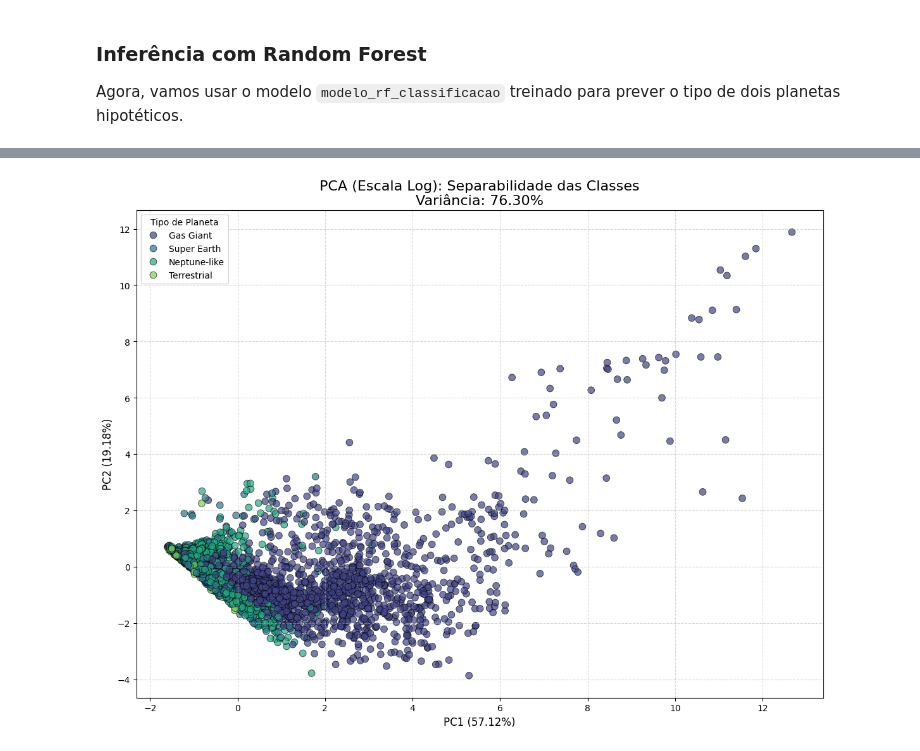
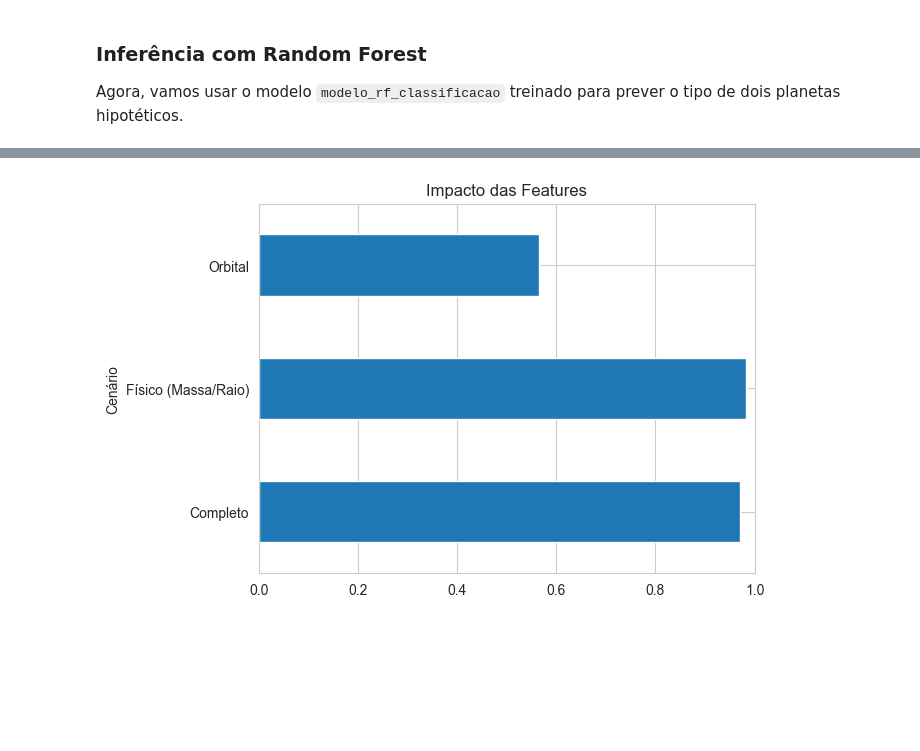
Before and after one commit to FelipeMota04/TrabalhoFinal-ICD-2025.2, a Jupyter notebook: data_stract.ipynb, the cells around one changed output, grey strips where cells are left out. Cells and saved outputs as stored; diff of their text form; code cells hidden in the pictures; blank space fills up the shorter version.

```diff
--- a/data_stract.ipynb
+++ b/data_stract.ipynb
@@ -225,18 +190,13 @@ Conforme foi possível perceber, conseguimos fazer o tratamento dos dados faltan
 
 - Matriz de Correlação
 # %%
-# Lista das colunas one-hot encoded para o tipo de planeta
-planet_type_cols = [
-    'planet_type_Gas Giant',
-    'planet_type_Neptune-like',
-    'planet_type_Super Earth',
-    'planet_type_Terrestrial',
-]
+# Reconstrói a variável categórica original a partir das dummies
+# Isso facilita a visualização e classificação multiclasse
+prefixo = 'planet_type_'
+dummies_cols = [c for c in df_reg.columns if c.startswith(prefixo)]
 
-# Usa idxmax para encontrar o nome da coluna com valor True (1) em cada linha
-# e remove o prefixo 'planet_type_' para limpar os nomes
-df_reg['planet_type'] = df_reg[planet_type_cols].idxmax(axis=1).str.replace('planet_type_', '')
-df['planet_type'] = df[planet_type_cols].idxmax(axis=1).str.replace('planet_type_', '')
+# A função idxmax retorna a coluna com o valor 1
+df_reg['planet_type'] = df_reg[dummies_cols].idxmax(axis=1).str.replace(prefixo, '')
 # %% [markdown]
 ### Gráfico Massa x Raio
 
@@ -790,50 +510,23 @@ Cálculo dos erros concluído. Gerando gráficos...
 # %%
-import numpy as np
+cenarios = {
+    'Completo': features,
+    'Físico (Massa/Raio)': ['mass_multiplier', 'radius_multiplier'],
+    'Orbital': ['orbital_radius', 'orbital_period', 'eccentricity']
+}
 
-print("Gerando PCA com Transformação Logarítmica...")
+resultados = []
 
-# 1. Definir Features e Target
-features = ['mass_multiplier', 'radius_multiplier', 'orbital_radius',
-            'orbital_period', 'stellar_magnitude', 'eccentricity']
-target = 'planet_type'
+for nome, cols in cenarios.items():
+    # Treina RF simples para cada cenário
+    clf = RandomForestClassifier(n_estimators=50, random_state=42)
+    clf.fit(X_train[cols], y_train)
+    acc = clf.score(X_test[cols], y_test)
+    resultados.append({'Cenário': nome, 'Acurácia': acc})
 
-X = df_reg[features].copy()
-y = df_reg[target]
+df_res = pd.DataFrame(resultados)
+print(df_res)
 
-# --- TRUQUE DO LOG ---
-# Aplicamos log nas colunas que têm crescimento exponencial (Massa, Raio, Período, Distância)
-# Adicionamos +1 (np.log1p) para evitar log(0) se houver, e usamos valor absoluto para evitar erro em negativos
-# Nota: Magnitude estelar já é logarítmica, mas mal não faz.
-for col in features:
-    # Garantir valores positivos para o log
-    X[col] = np.log1p(X[col].abs())
-
-# 2. Padronizar (Agora os dados estão em escala de log)
-scaler = StandardScaler()
-X_scaled_log = scaler.fit_transform(X)
-
-# 3. PCA
-pca = PCA(n_components=2)
-principal_components = pca.fit_transform(X_scaled_log)
-pca_df = pd.DataFrame(data=principal_components, columns=['PC1', 'PC2'])
-pca_df['Tipo de Planeta'] = y.values
-
-# Variância explicada
-var_explicada = pca.explained_variance_ratio_
-
-# 4. Plotar
-plt.figure(figsize=(14, 10))
-sns.scatterplot(
-    x='PC1', y='PC2',
-    hue='Tipo de Planeta',
-    data=pca_df,
-    palette='viridis',
-    s=60, alpha=0.7, edgecolor='k'
-)
-
-plt.title(f'PCA (Escala Log): Separabilidade das Classes\nVariância: {sum(var_explicada)*100:.2f}%', fontsize=16)
-plt.xlabel(f'PC1 ({var_explicada[0]*100:.2f}%)', fontsize=12)
-plt.ylabel(f'PC2 ({var_explicada[1]*100:.2f}%)', fontsize=12)
-plt.grid(True, linestyle='--', alpha=0.5)
+df_res.set_index('Cenário')['Acurácia'].plot(kind='barh', title='Impacto das Features')
+plt.xlim(0, 1)
 plt.show()
 # %% [output]
@@ -841,4 +537,4 @@ Gerando PCA com Transformação Logarítmica...
-[figure, old version]
+[figure, new version]
 # %%
 from sklearn.utils import resample
 import numpy as np
```
Also changed, not shown: parts of 28 cells of this notebook, 2 other files.
